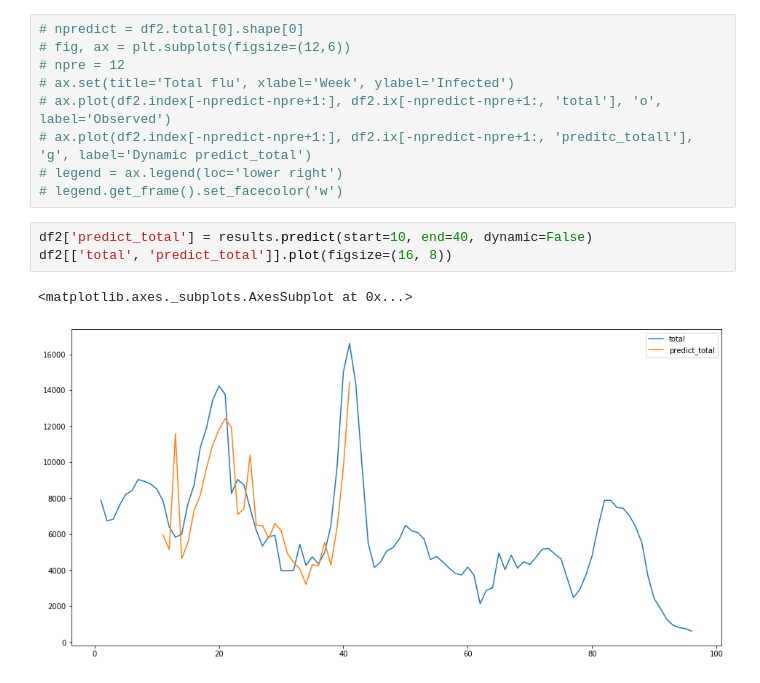
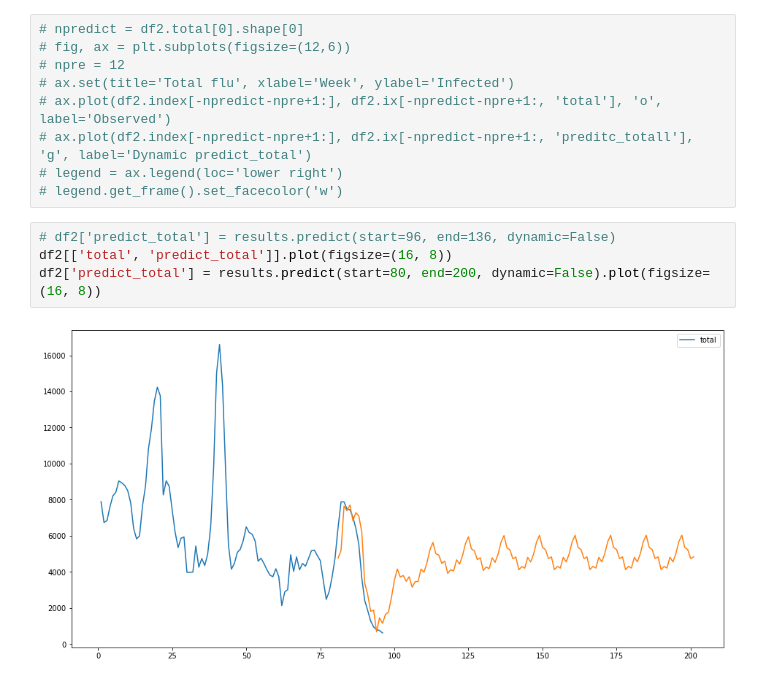
Before and after one commit to banchinche/flu-infection, a Jupyter notebook: notebooks/flu-infection.ipynb, the cells around one changed output. Saved outputs shown, nothing was run; the diff lists cells and outputs as text.

```diff
--- a/notebooks/flu-infection.ipynb
+++ b/notebooks/flu-infection.ipynb
@@ -173,8 +173,8 @@ df2[['total', 'predict_total']].plot(figsize=(16, 8))
 # legend = ax.legend(loc='lower right')
 # legend.get_frame().set_facecolor('w')
 # %%
-df2['predict_total'] = results.predict(start=10, end=40, dynamic=False)
+# df2['predict_total'] = results.predict(start=96, end=136, dynamic=False)
 df2[['total', 'predict_total']].plot(figsize=(16, 8))
+df2['predict_total'] = results.predict(start=80, end=200, dynamic=False).plot(figsize=(16, 8))
 # %% [output]
-<matplotlib.axes._subplots.AxesSubplot at 0x...>
-[figure, old version]
+[figure, new version]
```
Also changed, not shown: parts of 1 cell of this notebook, 2 other files.
